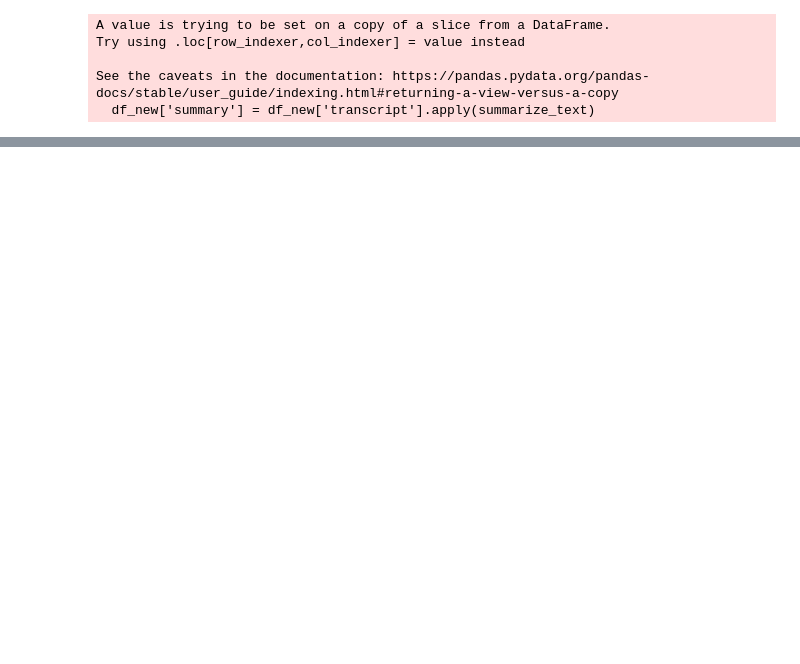
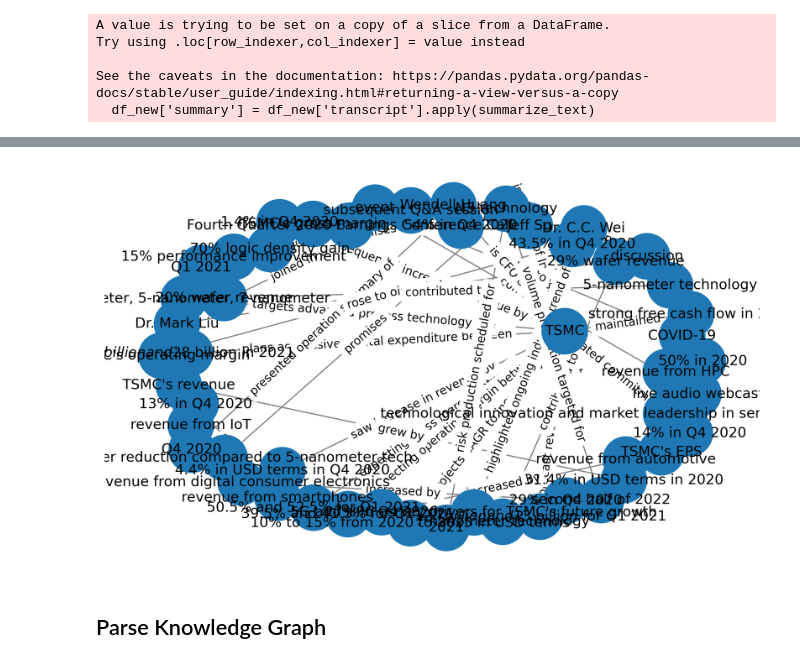
Before and after one commit to pattssun/knowledge-graph, a Jupyter notebook: kg_earnings.ipynb, the cells around one changed output, grey strips where cells are left out. Saved outputs shown, nothing was run; the diff lists cells and outputs as text; code cells hidden in the pictures; blank space fills up the shorter version.

Commit message:
Finished earnings dataset workflow

```diff
--- a/kg_earnings.ipynb
+++ b/kg_earnings.ipynb
@@ -216,0 +191,32 @@ See the caveats in the documentation: https://pandas.pydata.org/pandas-docs/stab
+# %%
+df_earnings = pd.read_csv('data/earnings-transcripts-summarized.csv')
+# %%
+import re
+def normalize_text(text):
+    text = re.sub(r'[^\S\n]+', ' ', text)
+    text = text.strip()
+    return text
+
+import nltk
+from nltk.stem import WordNetLemmatizer
+nltk.download('wordnet')
+
+lemmatizer = WordNetLemmatizer()
+
+def lemmatize_text(text):
+    words = text.split()
+    lemmatized_words = [lemmatizer.lemmatize(word) for word in words]
+    return ' '.join(lemmatized_words)
+
+from nltk.corpus import stopwords
+nltk.download('stopwords')
+
+stop_words = set(stopwords.words('english'))
+
+def remove_stop_words(text):
+    words = text.split()
+    filtered_words = [word for word in words if word not in stop_words]
+    return ' '.join(filtered_words)
+
+from sklearn.feature_extraction.text import TfidfVectorizer
+from sklearn.metrics.pairwise import cosine_similarity
@@ -216,0 +230,5 @@ See the caveats in the documentation: https://pandas.pydata.org/pandas-docs/stab
+# %%
+# Normalize, lemmatize, remove stop words from each transcript summary and store in a new column
+df_earnings['clean_summary'] = df_earnings['summary'].apply(normalize_text)
+df_earnings['clean_summary'] = df_earnings['clean_summary'].apply(lemmatize_text)
+df_earnings['clean_summary'] = df_earnings['clean_summary'].apply(remove_stop_words)
@@ -238,0 +289,3 @@ def build_knowledge_graph(transcript_summary):
+# %%
+# Build knowledge graph for each transcript clean summary
+df_earnings['knowledge_graph'] = df_earnings['clean_summary'].apply(build_knowledge_graph)
@@ -239 +304,9 @@ def build_knowledge_graph(transcript_summary):
+# %%
+# Plot knowledge graph for the first transcript
+kg = df_earnings['knowledge_graph'][0]['List of triplets']
+plot_graph(kg)
+# %% [output]
+[figure, added]
+# %% [markdown]
+## Parse Knowledge Graph
 # %%
```
Also changed, not shown: parts of 19 cells of this notebook, 2 other files.
